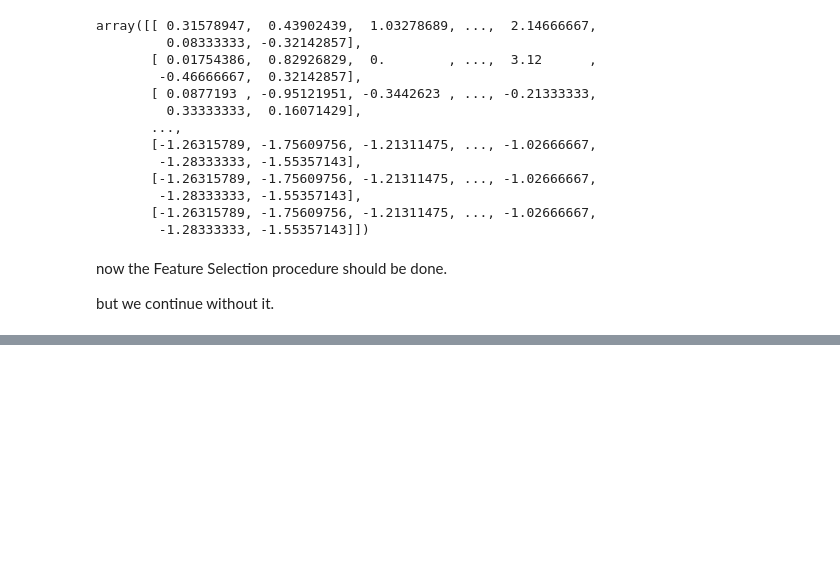
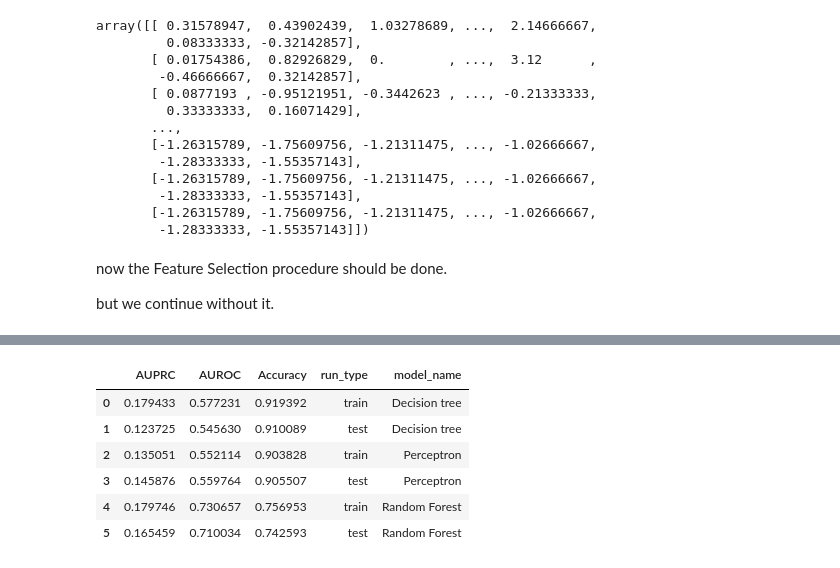
Before and after one commit to Stefano-t/multimodal-k562-cell-line-prediction, a Jupyter notebook: prediction_ae_hg38.ipynb, the cells around one changed output, grey strips where cells are left out. Cells and saved outputs as stored; diff of their text form; code cells hidden in the pictures; blank space fills up the shorter version.

```diff
--- a/prediction_ae_hg38.ipynb
+++ b/prediction_ae_hg38.ipynb
@@ -244,0 +450,10 @@ pandas.core.frame.DataFrame
+# %%
+all_performance
+# %% [output]
+|  | AUPRC | AUROC | Accuracy | run_type | model_name |
+| 0 | 0.179433 | 0.577231 | 0.919392 | train | Decision tree |
+| 1 | 0.123725 | 0.545630 | 0.910089 | test | Decision tree |
+| 2 | 0.135051 | 0.552114 | 0.903828 | train | Perceptron |
+| 3 | 0.145876 | 0.559764 | 0.905507 | test | Perceptron |
+| 4 | 0.179746 | 0.730657 | 0.756953 | train | Random Forest |
+| 5 | 0.165459 | 0.710034 | 0.742593 | test | Random Forest |
```
Also changed, not shown: parts of 12 cells of this notebook.
